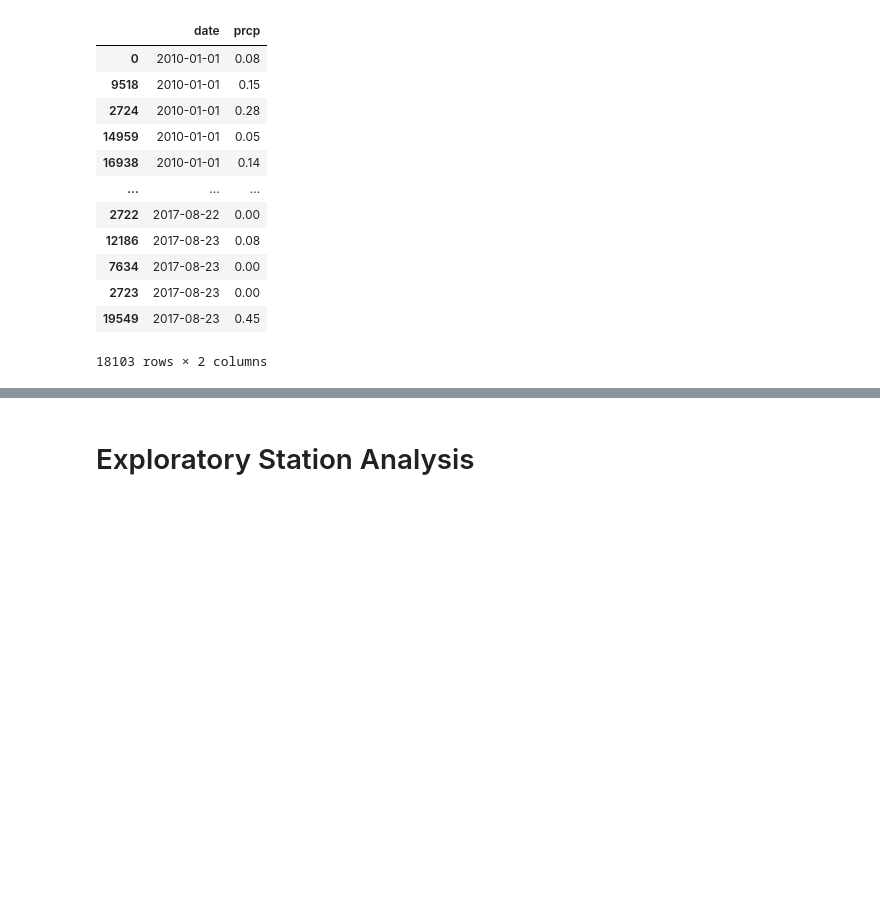
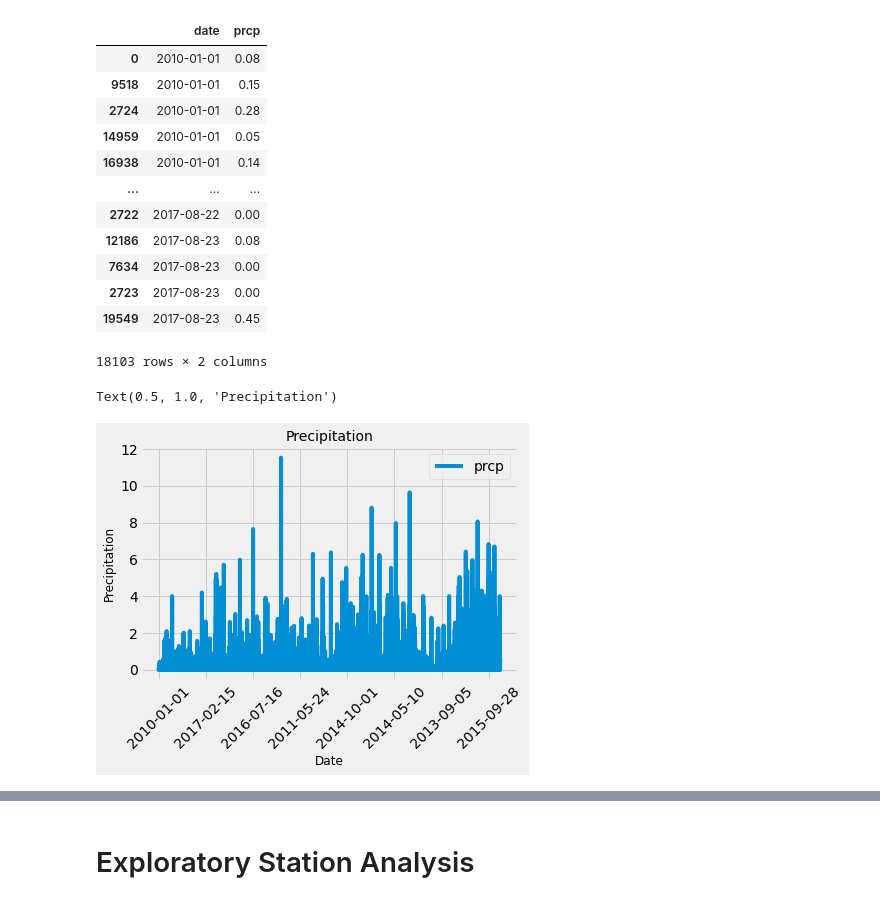
Before and after one commit to jhurley684/10_sqlalchemy-challenge, a Jupyter notebook: Instructions/climate_starter.ipynb, the cells around one changed output, grey strips where cells are left out. Saved outputs shown, nothing was run; the diff lists cells and outputs as text; code cells hidden in the pictures; blank space fills up the shorter version.

Commit message:
Exploratory Precipitation Anyalysis complete - sort order problem

```diff
--- a/Instructions/climate_starter.ipynb
+++ b/Instructions/climate_starter.ipynb
@@ -90,6 +82,6 @@ prcp_df.head(10)
 # %%
 # Get rid of NaN data
-prcp2_df = prcp_df.dropna(axis = 0, how = 'any')
+prcp2_df = prcp_df.dropna()
 # %%
 # Sort the dataframe by date
 prcp2_df.sort_values("date", ascending = True)
@@ -109,5 +101,12 @@ prcp2_df.sort_values("date", ascending = True)
 18103 rows × 2 columns
 # %%
 # Use Pandas Plotting with Matplotlib to plot the data
+prcp2_df.set_index('date').plot(rot=45)
+plt.xlabel("Date",size=12)
+plt.ylabel("Precipitation",size=12)
+plt.title("Precipitation", size=14)
+# %% [output]
+Text(0.5, 1.0, 'Precipitation')
+[figure, added]
 # %%
 # Use Pandas to calcualte the summary statistics for the precipitation data
```
Also changed, not shown: parts of 2 cells of this notebook.
